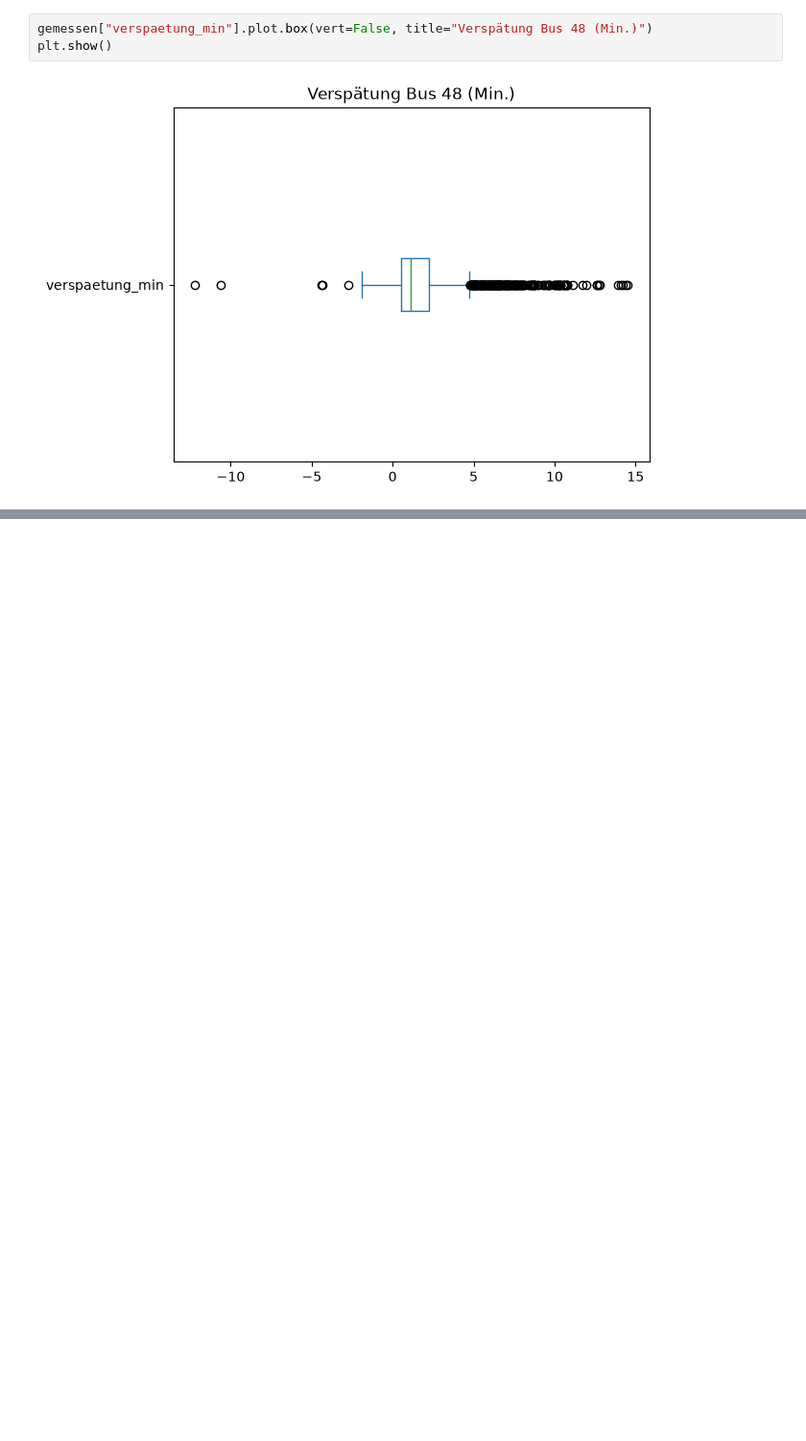
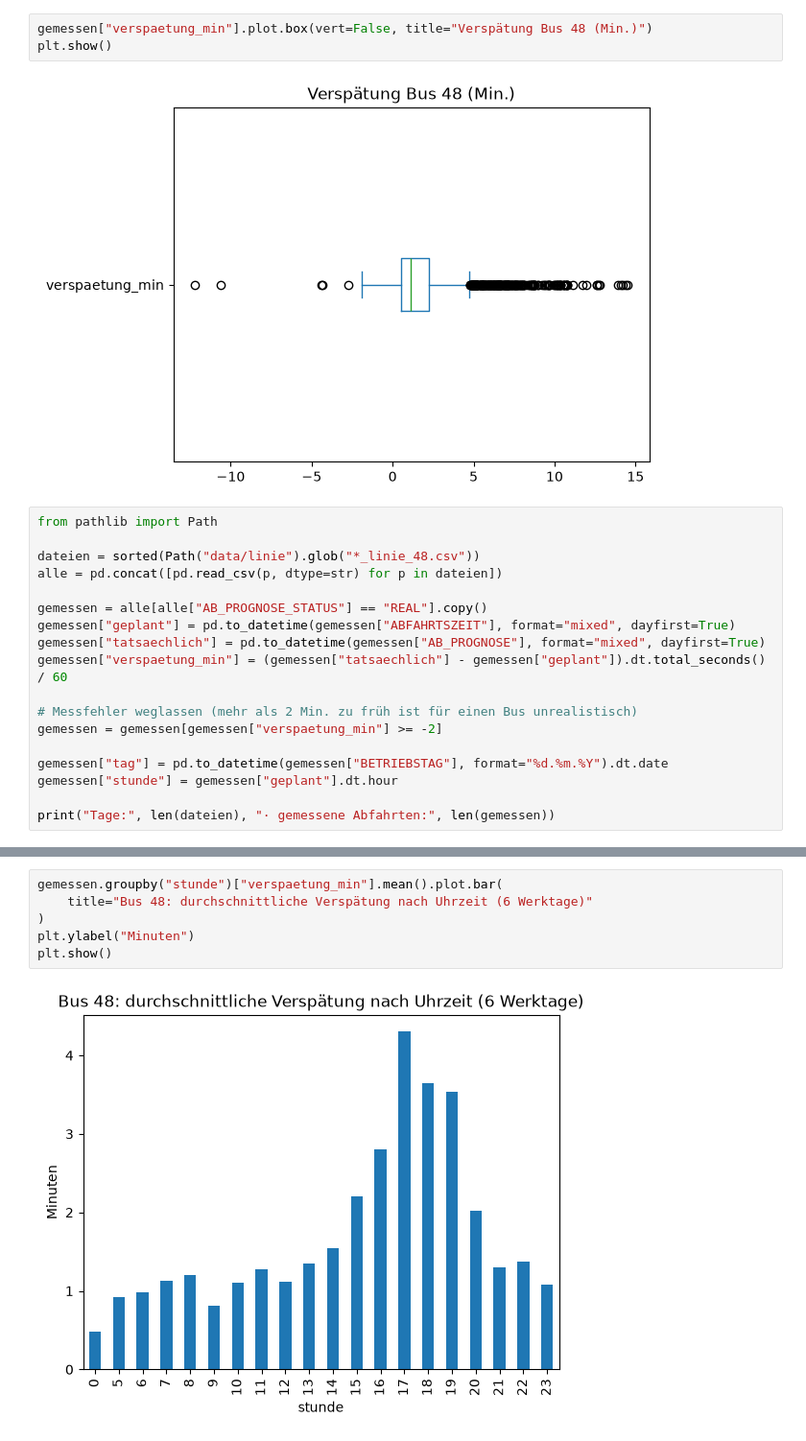
Before and after one commit to SJC929/Pendler, a Jupyter notebook: ml/05_delay_explore.ipynb, the cells around one changed output, grey strips where cells are left out. Shown at 96% size. Drawn from its saved outputs; the diff is of its cells as text; blank space fills up the shorter version.

```diff
--- a/ml/05_delay_explore.ipynb
+++ b/ml/05_delay_explore.ipynb
@@ -71,3 +71,21 @@ gemessen["verspaetung_min"].plot.box(vert=False, title="Verspätung Bus 48 (Min.
 plt.show()
 # %% [output]
 [figure]
+# %%
+from pathlib import Path
+
+dateien = sorted(Path("data/linie").glob("*_linie_48.csv"))
+alle = pd.concat([pd.read_csv(p, dtype=str) for p in dateien])
+
+gemessen = alle[alle["AB_PROGNOSE_STATUS"] == "REAL"].copy()
+gemessen["geplant"] = pd.to_datetime(gemessen["ABFAHRTSZEIT"], format="mixed", dayfirst=True)
+gemessen["tatsaechlich"] = pd.to_datetime(gemessen["AB_PROGNOSE"], format="mixed", dayfirst=True)
+gemessen["verspaetung_min"] = (gemessen["tatsaechlich"] - gemessen["geplant"]).dt.total_seconds() / 60
+
+# Messfehler weglassen (mehr als 2 Min. zu früh ist für einen Bus unrealistisch)
+gemessen = gemessen[gemessen["verspaetung_min"] >= -2]
+
+gemessen["tag"] = pd.to_datetime(gemessen["BETRIEBSTAG"], format="%d.%m.%Y").dt.date
+gemessen["stunde"] = gemessen["geplant"].dt.hour
+
+print("Tage:", len(dateien), "· gemessene Abfahrten:", len(gemessen))
@@ -73,0 +111,8 @@ plt.show()
+# %%
+gemessen.groupby("stunde")["verspaetung_min"].mean().plot.bar(
+    title="Bus 48: durchschnittliche Verspätung nach Uhrzeit (6 Werktage)"
+)
+plt.ylabel("Minuten")
+plt.show()
+# %% [output]
+[figure, added]
```
Also changed, not shown: parts of 3 cells of this notebook.
